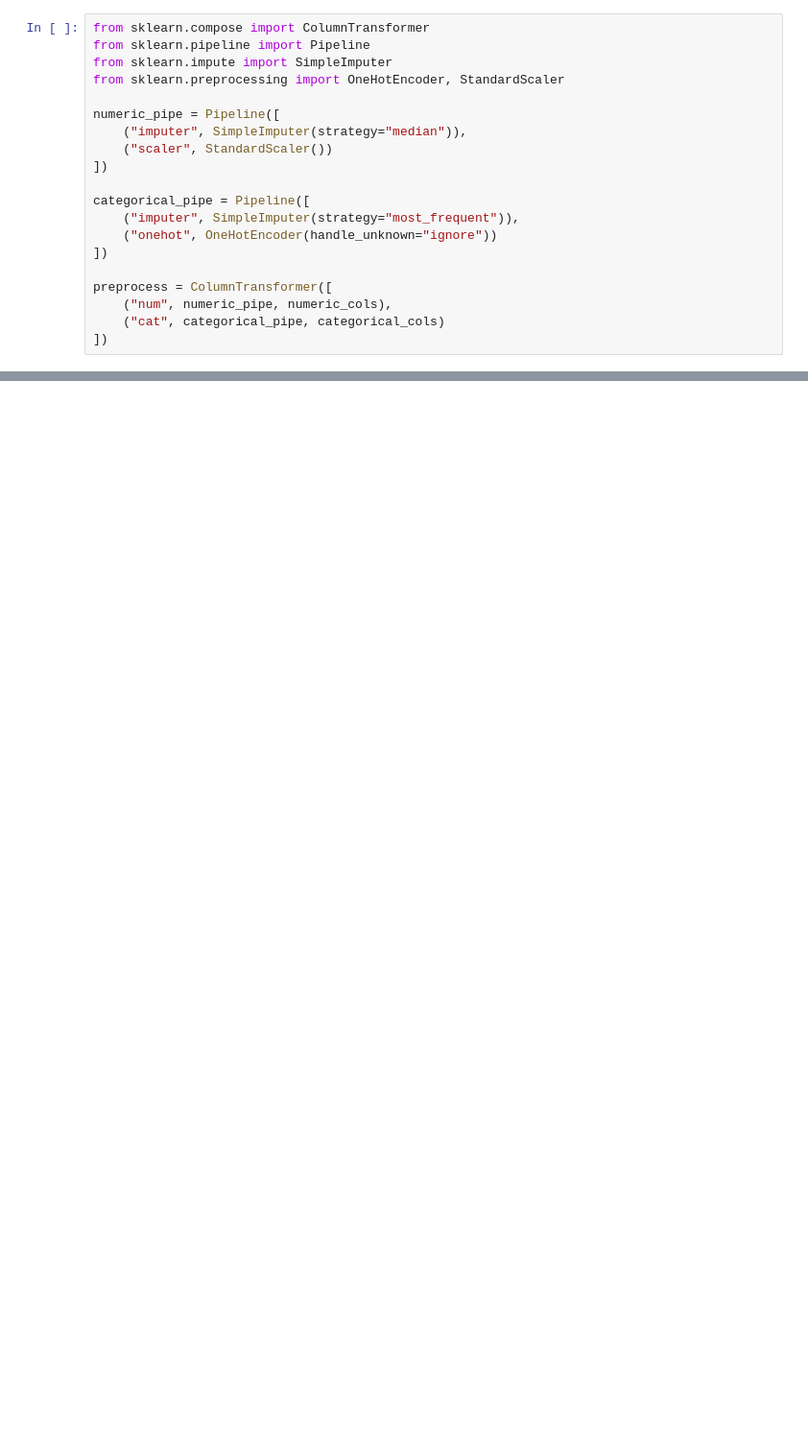
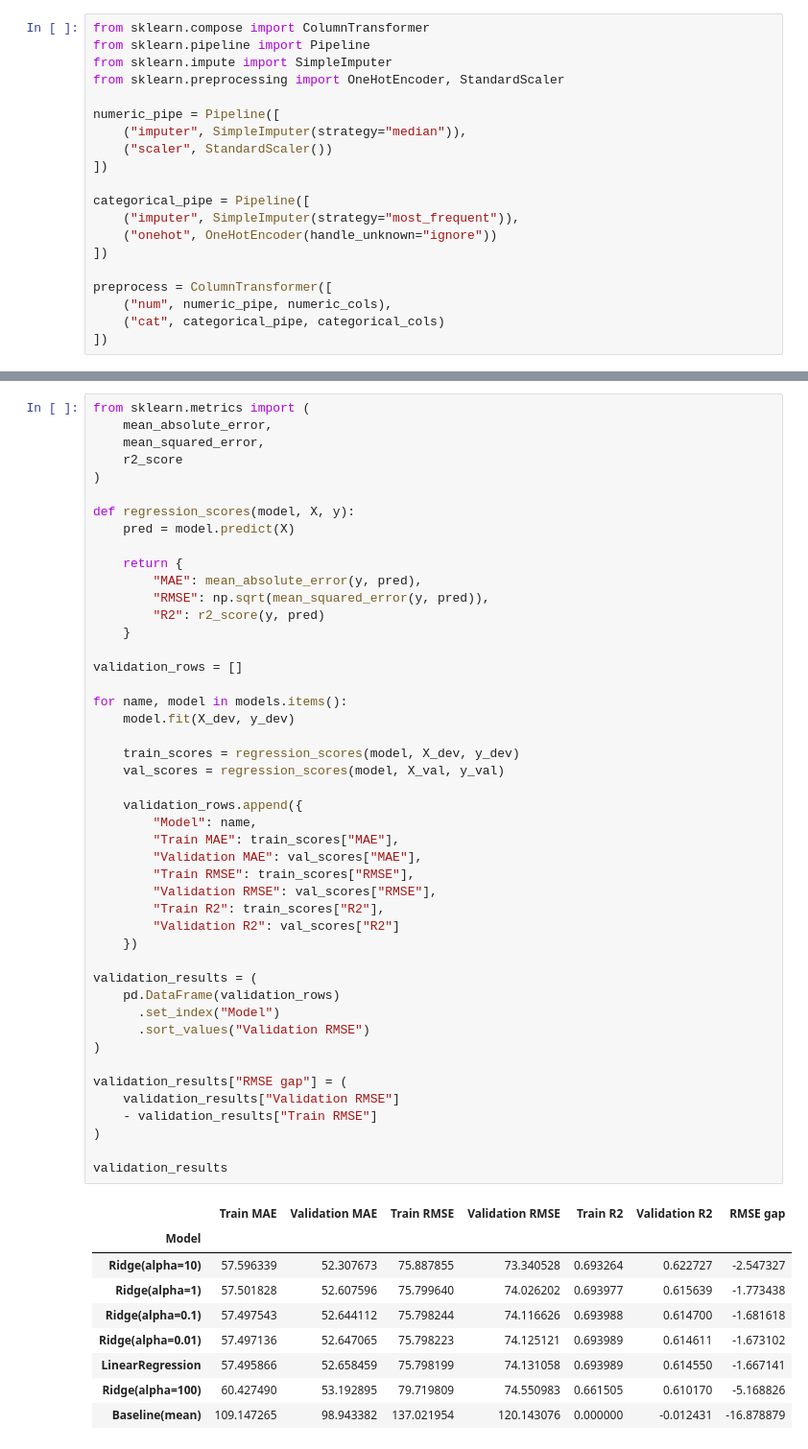
Before and after one commit to codingalzi/code-workout-ml, a Jupyter notebook: p1_project_bike_demand.ipynb, the cells around one changed output, grey strips where cells are left out. Shown at 96% size. Drawn from its saved outputs; the diff is of its cells as text; blank space fills up the shorter version.

```diff
--- a/p1_project_bike_demand.ipynb
+++ b/p1_project_bike_demand.ipynb
@@ -892,0 +651,56 @@ AI가 작성한 결론에서 다음과 같은 문제가 있는지 찾는다.
+# %%
+from sklearn.metrics import (
+    mean_absolute_error,
+    mean_squared_error,
+    r2_score
+)
+
+def regression_scores(model, X, y):
+    pred = model.predict(X)
+
+    return {
+        "MAE": mean_absolute_error(y, pred),
+        "RMSE": np.sqrt(mean_squared_error(y, pred)),
+        "R2": r2_score(y, pred)
+    }
+
+validation_rows = []
+
+for name, model in models.items():
+    model.fit(X_dev, y_dev)
+
+    train_scores = regression_scores(model, X_dev, y_dev)
+    val_scores = regression_scores(model, X_val, y_val)
+
+    validation_rows.append({
+        "Model": name,
+        "Train MAE": train_scores["MAE"],
+        "Validation MAE": val_scores["MAE"],
+        "Train RMSE": train_scores["RMSE"],
+        "Validation RMSE": val_scores["RMSE"],
+        "Train R2": train_scores["R2"],
+        "Validation R2": val_scores["R2"]
+    })
+
+validation_results = (
+    pd.DataFrame(validation_rows)
+      .set_index("Model")
+      .sort_values("Validation RMSE")
+)
+
+validation_results["RMSE gap"] = (
+    validation_results["Validation RMSE"]
+    - validation_results["Train RMSE"]
+)
+
+validation_results
+# %% [output]
+|  | Train MAE | Validation MAE | Train RMSE | Validation RMSE | Train R2 | Validation R2 | RMSE gap |
+| Model |  |  |  |  |  |  |  |
+| Ridge(alpha=10) | 57.596339 | 52.307673 | 75.887855 | 73.340528 | 0.693264 | 0.622727 | -2.547327 |
+| Ridge(alpha=1) | 57.501828 | 52.607596 | 75.799640 | 74.026202 | 0.693977 | 0.615639 | -1.773438 |
+| Ridge(alpha=0.1) | 57.497543 | 52.644112 | 75.798244 | 74.116626 | 0.693988 | 0.614700 | -1.681618 |
+| Ridge(alpha=0.01) | 57.497136 | 52.647065 | 75.798223 | 74.125121 | 0.693989 | 0.614611 | -1.673102 |
+| LinearRegression | 57.495866 | 52.658459 | 75.798199 | 74.131058 | 0.693989 | 0.614550 | -1.667141 |
+| Ridge(alpha=100) | 60.427490 | 53.192895 | 79.719809 | 74.550983 | 0.661505 | 0.610170 | -5.168826 |
+| Baseline(mean) | 109.147265 | 98.943382 | 137.021954 | 120.143076 | 0.000000 | -0.012431 | -16.878879 |
```
Also changed, not shown: parts of 114 cells of this notebook, 1 other file.
